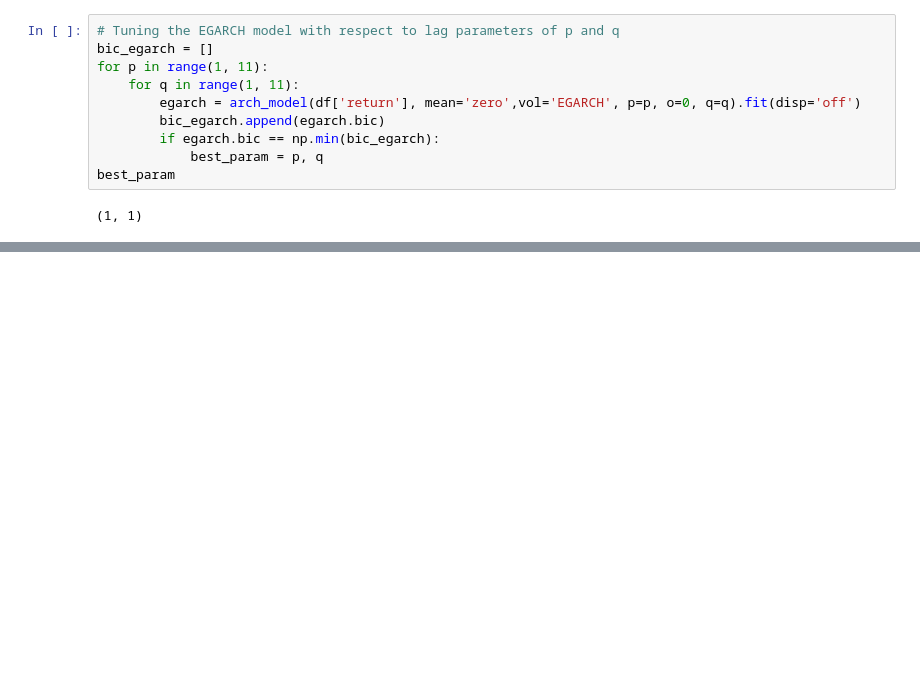
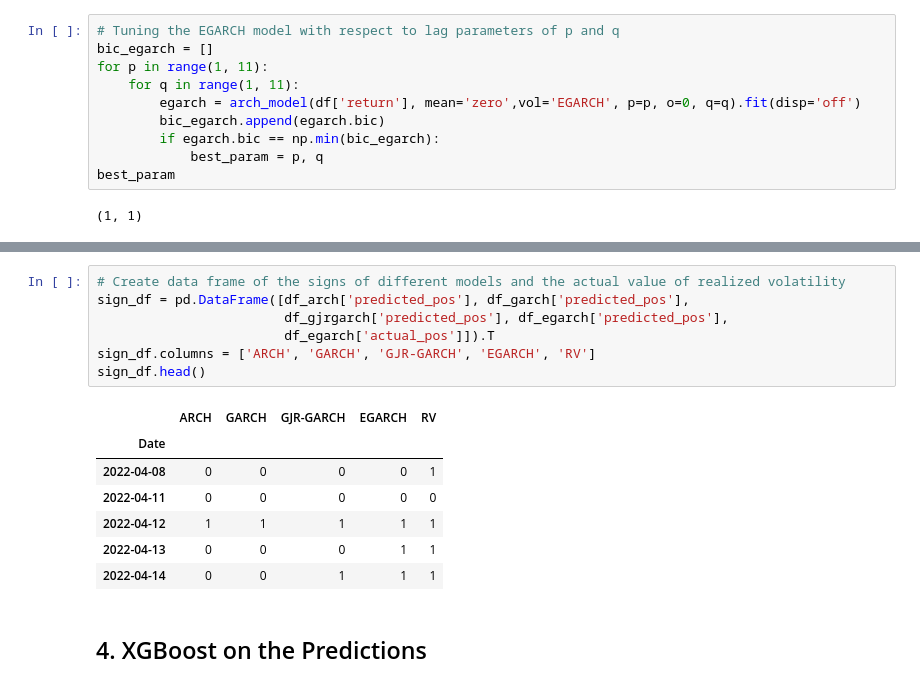
Before and after one commit to AmirDehkordi/Implied-VOL, a Jupyter notebook: Volatility.ipynb, the cells around one changed output, grey strips where cells are left out. Cells and saved outputs as stored; diff of their text form; blank space fills up the shorter version.

```diff
--- a/Volatility.ipynb
+++ b/Volatility.ipynb
@@ -809,0 +858,17 @@ plt.grid(linestyle=':');
+# %%
+# Create data frame of the signs of different models and the actual value of realized volatility
+sign_df = pd.DataFrame([df_arch['predicted_pos'], df_garch['predicted_pos'],
+                        df_gjrgarch['predicted_pos'], df_egarch['predicted_pos'],
+                        df_egarch['actual_pos']]).T
+sign_df.columns = ['ARCH', 'GARCH', 'GJR-GARCH', 'EGARCH', 'RV']
+sign_df.head()
+# %% [output]
+|  | ARCH | GARCH | GJR-GARCH | EGARCH | RV |
+| Date |  |  |  |  |  |
+| 2022-04-08 | 0 | 0 | 0 | 0 | 1 |
+| 2022-04-11 | 0 | 0 | 0 | 0 | 0 |
+| 2022-04-12 | 1 | 1 | 1 | 1 | 1 |
+| 2022-04-13 | 0 | 0 | 0 | 1 | 1 |
+| 2022-04-14 | 0 | 0 | 1 | 1 | 1 |
+# %% [markdown]
+## 4. XGBoost on the Predictions
```
Also changed, not shown: parts of 63 cells of this notebook.
